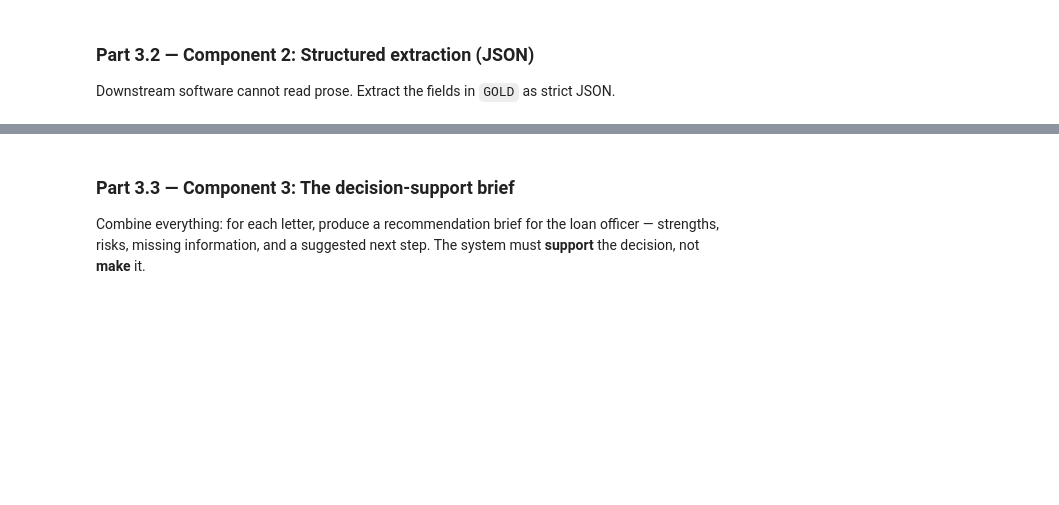
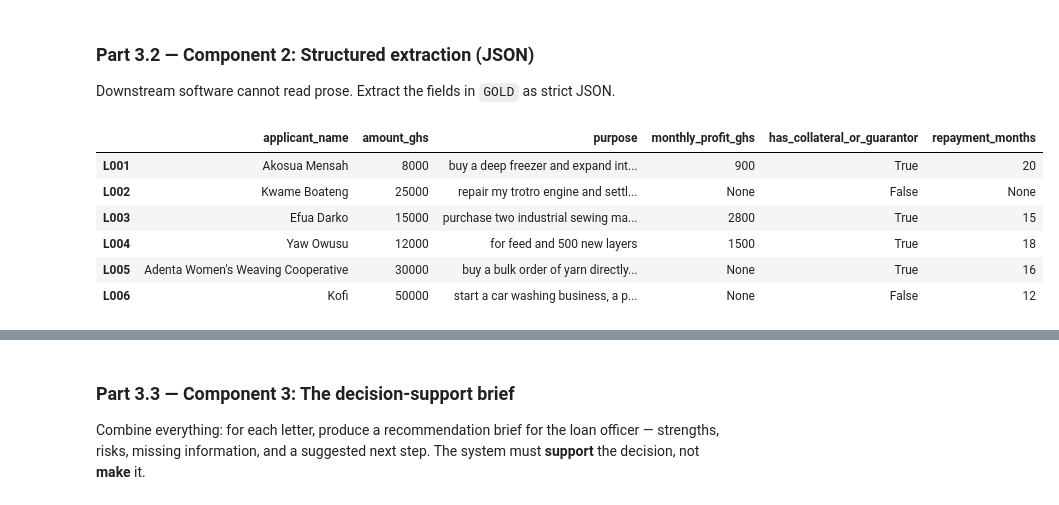
Before and after one commit to JoshuaHanson69/lab-4-llm-decision-support, a Jupyter notebook: lab_4.ipynb, the cells around one changed output, grey strips where cells are left out. Drawn from its saved outputs; the diff is of its cells as text; code cells hidden in the pictures; blank space fills up the shorter version.

Commit message:
Part 3.2: JSON extraction with few-shot example, DataFrame, reasoning answer

````diff
--- a/lab_4.ipynb
+++ b/lab_4.ipynb
@@ -364,21 +364,77 @@ Downstream software cannot read prose. Extract the fields in `GOLD` as strict JS
 # %%
 # TODO: Write EXTRACT_PROMPT — a template that instructs the model to return ONLY a JSON
 #   object with EXACTLY these keys:
 #     applicant_name (string), amount_ghs (number), purpose (string),
 #     monthly_profit_ghs (number or null), has_collateral_or_guarantor (boolean),
 #     repayment_months (number or null)
 #   Techniques to use:
 #     - explicit schema in the prompt
 #     - ONE worked example (few-shot) using a letter you write yourself (not from LETTERS!)
 #     - "If a field is not stated in the letter, use null. Do not guess."
 #     - temperature=0
+EXTRACT_SYSTEM = """You are a data extraction assistant for a microfinance loan officer.
+Extract information from loan application letters into a JSON object with EXACTLY these keys:
+- applicant_name (string)
+- amount_ghs (number)
+- purpose (string)
+- monthly_profit_ghs (number or null)
+- has_collateral_or_guarantor (boolean)
+- repayment_months (number or null)
 
+Rules:
+- Return ONLY the JSON object. No explanation, no markdown fences, no extra text.
+- If a field is not stated in the letter, use null. Do not guess or infer a value.
+
+Example:
+Letter:
+"My name is Ama Serwaa. I run a small chop bar in Tema and need GHS 6,000 to buy
+new cooking equipment. I did not mention my monthly earnings. My brother will
+guarantee the loan. I will pay it back but did not specify a timeline."
+
+Output:
+{"applicant_name": "Ama Serwaa", "amount_ghs": 6000, "purpose": "buy new cooking equipment", "monthly_profit_ghs": null, "has_collateral_or_guarantor": true, "repayment_months": null}
+"""
+
+def extract_prompt(letter_text):
+    return f"Extract the fields from this loan application letter:\n\n{letter_text}"
 # TODO: Write extract_fields(letter_text) that calls the LLM, strips any ```json fences,
 #   json.loads() the result, and returns a dict. Handle parse failures gracefully
 #   (return None and print a warning).
+import json
 
+def extract_fields(letter_text):
+    raw = ask_llm(
+        user_prompt=extract_prompt(letter_text),
+        system_prompt=EXTRACT_SYSTEM,
+        temperature=0,
+    )
+    cleaned = raw.strip()
+    if cleaned.startswith("```"):
+        cleaned = cleaned.strip("`")
+        cleaned = cleaned.replace("json\n", "", 1).replace("json", "", 1)
+    try:
+        return json.loads(cleaned)
+    except json.JSONDecodeError:
+        print(f"WARNING: failed to parse JSON for letter. Raw output:\n{raw}")
+        return None
 # TODO: Run it on ALL SIX letters; collect results into a pandas DataFrame (one row per
 #   letter) and display it.
+import pandas as pd
+
+results = {}
+for letter_id, letter_text in LETTERS.items():
+    results[letter_id] = extract_fields(letter_text)
+
+extraction_df = pd.DataFrame(results).T
+extraction_df
+# %% [output]
+|  | applicant_name | amount_ghs | purpose | monthly_profit_ghs | has_collateral_or_guarantor | repayment_months |
+| L001 | Akosua Mensah | 8000 | buy a deep freezer and expand int... | 900 | True | 20 |
+| L002 | Kwame Boateng | 25000 | repair my trotro engine and settl... | None | False | None |
+| L003 | Efua Darko | 15000 | purchase two industrial sewing ma... | 2800 | True | 15 |
+| L004 | Yaw Owusu | 12000 | for feed and 500 new layers | 1500 | True | 18 |
+| L005 | Adenta Women's Weaving Cooperative | 30000 | buy a bulk order of yarn directly... | None | True | 16 |
+| L006 | Kofi | 50000 | start a car washing business, a p... | None | False | 12 |
 # %% [markdown]
 **Student Reasoning — Structured extraction**
 *1. Why must the few-shot example NOT come from the six letters you are processing?*
````
Also changed, not shown: parts of 1 cell of this notebook.
